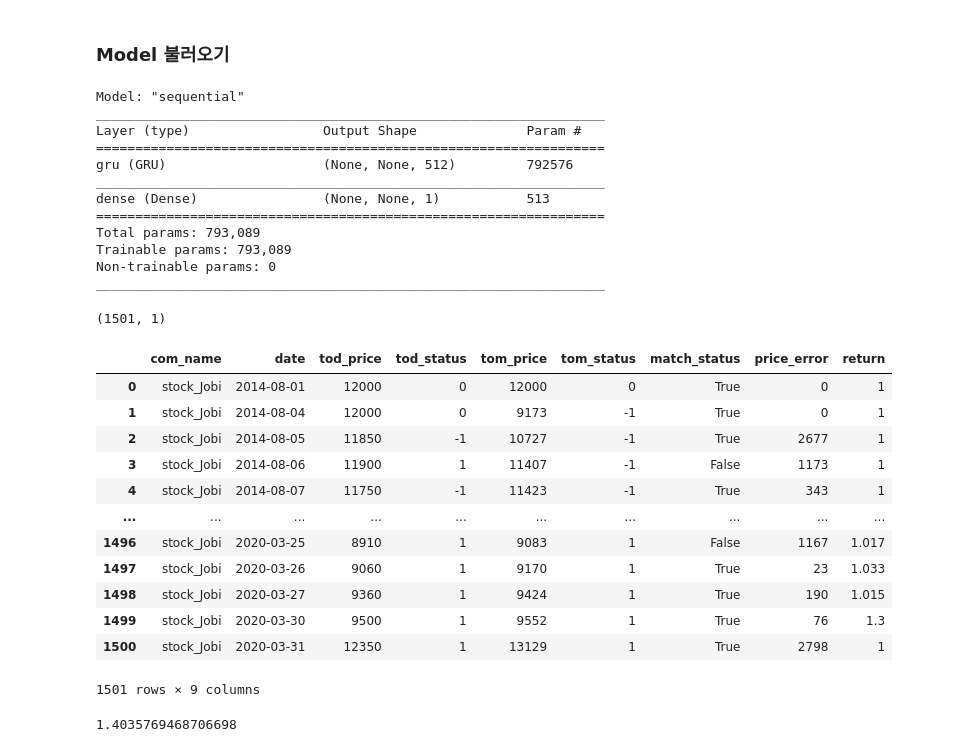
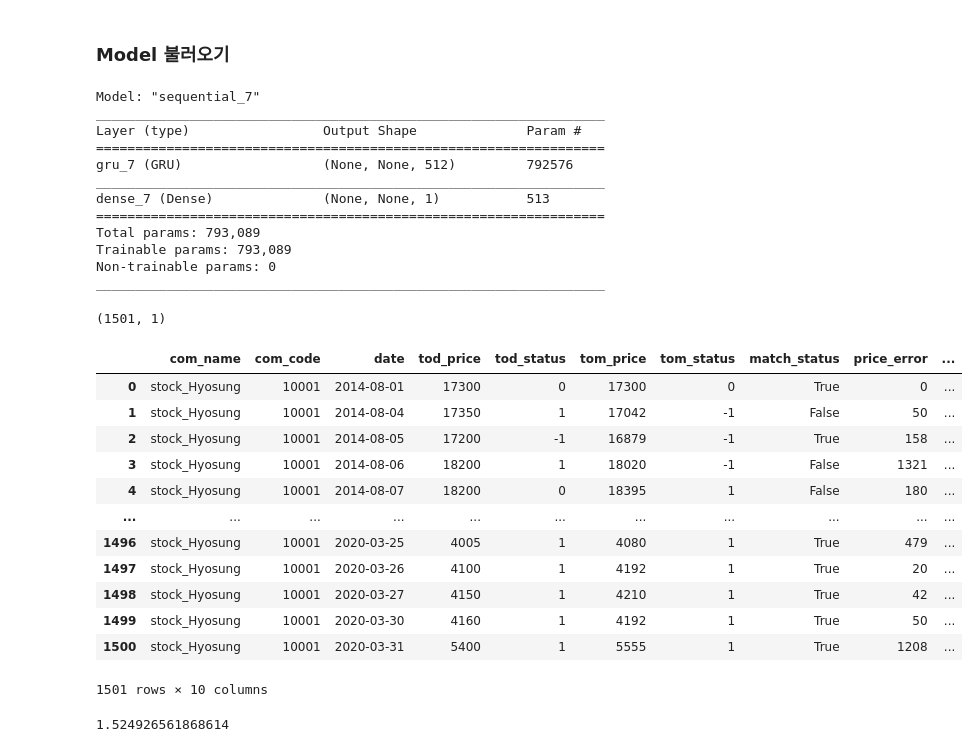
Before and after one commit to sunnight9507/BitAcademy, a Jupyter notebook: Project/Data_to_database.ipynb, the cells around one changed output. Drawn from its saved outputs; the diff is of its cells as text; code cells hidden in the pictures.

```diff
--- a/Project/Data_to_database.ipynb
+++ b/Project/Data_to_database.ipynb
@@ -141,8 +142,8 @@ data.tail(2)
 | 2020-04-01 | NaN | NaN | NaN | NaN | NaN | NaN | ... |
 2 rows × 27 columns
 # %%
-target_name = 'stock_Jobi'
-target_names = [target_name,'onion']
+target_name = 'stock_Hyosung'
+target_names = [target_name,'price_milk']
 #df = data[]
 shift_steps = 1
 
@@ -243,15 +244,15 @@ print(y_batch.shape)
 # %%
 model = init_model()
 # [_stock_Jobi_, _onion_].h5
-model.load_weights('model/[\'stock_Jobi\', \'onion\'].h5')# Re-evaluate the model
+model.load_weights('model/[\'stock_Hyosung\', \'price_milk\'].h5')# Re-evaluate the model
 # %% [output]
-Model: "sequential"
+Model: "sequential_7"
 _________________________________________________________________
 Layer (type)                 Output Shape              Param #
 =================================================================
-gru (GRU)                    (None, None, 512)         792576
+gru_7 (GRU)                  (None, None, 512)         792576
 _________________________________________________________________
-dense (Dense)                (None, None, 1)           513
+dense_7 (Dense)              (None, None, 1)           513
 =================================================================
 Total params: 793,089
 Trainable params: 793,089
@@ -265,6 +266,9 @@ date = np.array(df.reset_index()['date'][:-1]).reshape(-1,1)
 
 # com_name
 com_name = np.array([target_name for _ in range(len(date))]).reshape(-1,1)
+
+# com_code
+com_code = np.array([10001 for _ in range(len(date))]).reshape(-1,1)
 
 # tod_price
 tod_price = np.array(data[target_name][:-1]).reshape(-1,1)
@@ -319,27 +323,27 @@ returns.shape
 # %% [output]
 (1501, 1)
 # %%
-DB_data = pd.DataFrame(np.concatenate([com_name,date,tod_price,tod_status,tom_price,tom_status,match_status,price_error,returns], axis = 1),columns = ['com_name','date','tod_price','tod_status','tom_price','tom_status','match_status','price_error','return'])
+DB_data = pd.DataFrame(np.concatenate([com_name,com_code,date,tod_price,tod_status,tom_price,tom_status,match_status,price_error,returns], axis = 1),columns = ['com_name','com_code','date','tod_price','tod_status','tom_price','tom_status','match_status','price_error','return'])
 # com_name,date,tod_price,tod_status,tom_price,tom_status,match_status,price_error,returns
 DB_data
 # %% [output]
-|  | com_name | date | tod_price | tod_status | tom_price | tom_status | match_status | price_error | return |
-| 0 | stock_Jobi | 2014-08-01 | 12000 | 0 | 12000 | 0 | True | 0 | 1 |
-| 1 | stock_Jobi | 2014-08-04 | 12000 | 0 | 9173 | -1 | True | 0 | 1 |
-| 2 | stock_Jobi | 2014-08-05 | 11850 | -1 | 10727 | -1 | True | 2677 | 1 |
-| 3 | stock_Jobi | 2014-08-06 | 11900 | 1 | 11407 | -1 | False | 1173 | 1 |
-| 4 | stock_Jobi | 2014-08-07 | 11750 | -1 | 11423 | -1 | True | 343 | 1 |
-| ... | ... | ... | ... | ... | ... | ... | ... | ... | ... |
-| 1496 | stock_Jobi | 2020-03-25 | 8910 | 1 | 9083 | 1 | False | 1167 | 1.017 |
-| 1497 | stock_Jobi | 2020-03-26 | 9060 | 1 | 9170 | 1 | True | 23 | 1.033 |
-| 1498 | stock_Jobi | 2020-03-27 | 9360 | 1 | 9424 | 1 | True | 190 | 1.015 |
-| 1499 | stock_Jobi | 2020-03-30 | 9500 | 1 | 9552 | 1 | True | 76 | 1.3 |
-| 1500 | stock_Jobi | 2020-03-31 | 12350 | 1 | 13129 | 1 | True | 2798 | 1 |
+|  | com_name | com_code | date | tod_price | tod_status | tom_price | tom_status | match_status | price_error | ... |
+| 0 | stock_Hyosung | 10001 | 2014-08-01 | 17300 | 0 | 17300 | 0 | True | 0 | ... |
+| 1 | stock_Hyosung | 10001 | 2014-08-04 | 17350 | 1 | 17042 | -1 | False | 50 | ... |
+| 2 | stock_Hyosung | 10001 | 2014-08-05 | 17200 | -1 | 16879 | -1 | True | 158 | ... |
+| 3 | stock_Hyosung | 10001 | 2014-08-06 | 18200 | 1 | 18020 | -1 | False | 1321 | ... |
+| 4 | stock_Hyosung | 10001 | 2014-08-07 | 18200 | 0 | 18395 | 1 | False | 180 | ... |
+| ... | ... | ... | ... | ... | ... | ... | ... | ... | ... | ... |
+| 1496 | stock_Hyosung | 10001 | 2020-03-25 | 4005 | 1 | 4080 | 1 | True | 479 | ... |
+| 1497 | stock_Hyosung | 10001 | 2020-03-26 | 4100 | 1 | 4192 | 1 | True | 20 | ... |
+| 1498 | stock_Hyosung | 10001 | 2020-03-27 | 4150 | 1 | 4210 | 1 | True | 42 | ... |
+| 1499 | stock_Hyosung | 10001 | 2020-03-30 | 4160 | 1 | 4192 | 1 | True | 50 | ... |
+| 1500 | stock_Hyosung | 10001 | 2020-03-31 | 5400 | 1 | 5555 | 1 | True | 1208 | ... |
-1501 rows × 9 columns
+1501 rows × 10 columns
 # %%
 # 2020-01-01 이후 수익률
 np.prod(returns[-65:-1])
 # %% [output]
-1.4035769468706698
+1.524926561868614
 # %%
 # returns_lst = pd.DataFrame(columns = ['name','error','returns','stock_name']).set_index('name')
```
Also changed, not shown: parts of 10 cells of this notebook, 1 other file.
